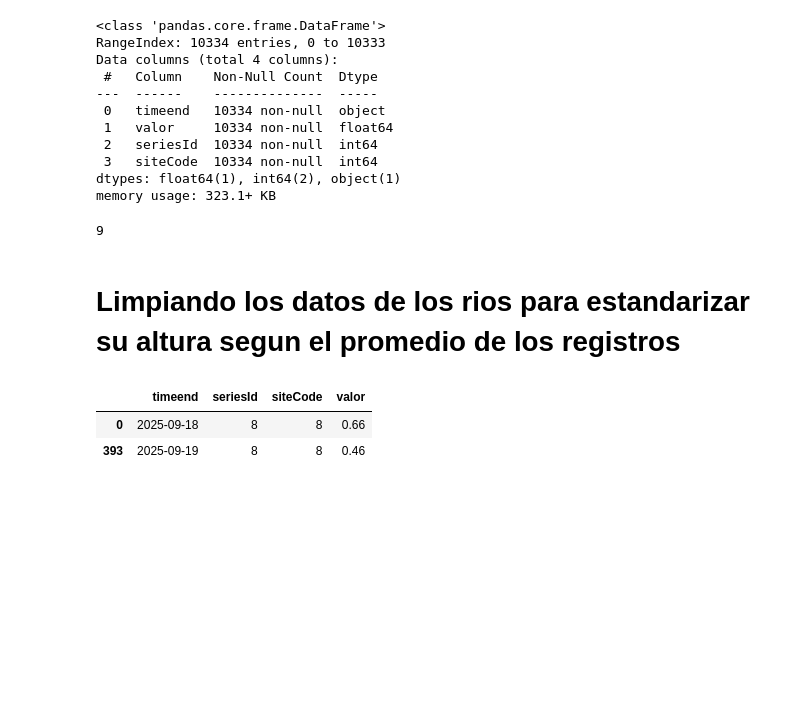
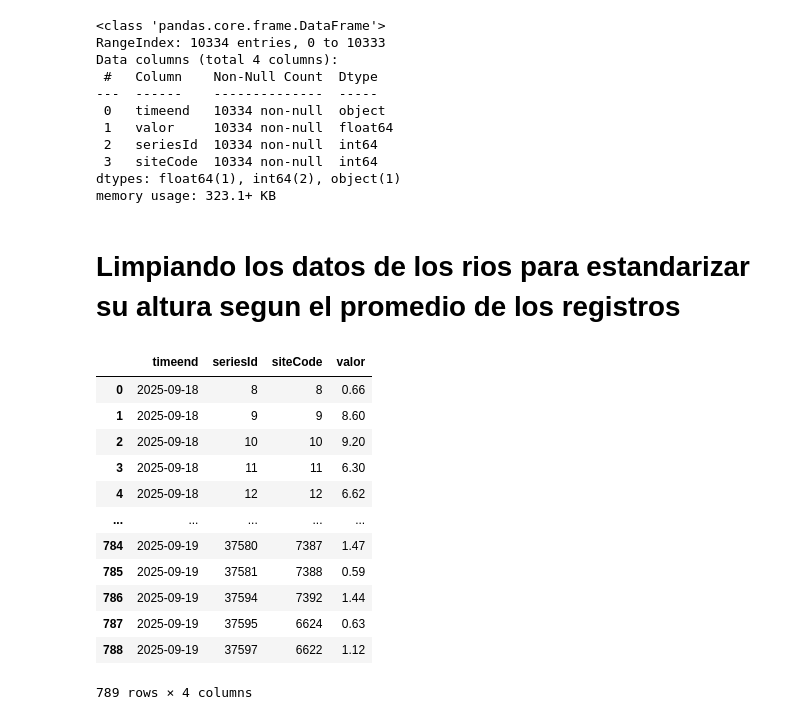
Before and after one commit to NicoBatti/sirena_batti_pruebas, a Jupyter notebook: crear_csv.ipynb, the cells around one changed output. Drawn from its saved outputs; the diff is of its cells as text; code cells hidden in the pictures; blank space fills up the shorter version.

```diff
--- a/crear_csv.ipynb
+++ b/crear_csv.ipynb
@@ -101,55 +85,27 @@ Data columns (total 4 columns):
  3   siteCode  10334 non-null  int64
 dtypes: float64(1), int64(2), object(1)
 memory usage: 323.1+ KB
-# %%
-print(df.iloc[3]["siteCode"])
-# %% [output]
-9
 # %% [markdown]
 # Limpiando los datos de los rios para estandarizar su altura segun el promedio de los registros
-# %%
-datos = {"timeend": [],
-        "valor": [],
-        "seriesId":	[],
-        "siteCode": []}
-i = 0
-while i < (len(df)):
-    elemento = df.iloc[i]
-    elemento_anterior = df.iloc[i - 1]
-    time = elemento.timeend
-    series = elemento.seriesId
-    site = elemento.siteCode
-    values = []
-    if (series != elemento_anterior.seriesId and site != elemento_anterior.siteCode) or i == 0 or time != elemento_anterior.timeend:
-        #Si el id del rio es el primero de ese rio o son registros de otra fecha...
-        for indice, iscopia in df.iloc[i:].iterrows():
-            if iscopia['seriesId'] == series and iscopia['siteCode'] == site and iscopia['timeend'] == time:
-                values.append(iscopia["valor"])
-            else:
-                break
-        new_value = sum(values) / len(values)
-        numero_cortado_str = str(new_value)[:4]
-        new_value = float(numero_cortado_str)
-        fecha = elemento["timeend"]
-        datos["timeend"].append(fecha)
-        datos["valor"].append(new_value)
-        datos["seriesId"].append(series)
-        datos["siteCode"].append(site)
-        i = i + len(values)
-df = pd.DataFrame(datos)
-df.to_csv('alturas_rios_limpio.csv', index=False)
 # %%
 df_limpio = df.groupby(["timeend", "seriesId", "siteCode"])["valor"].mean().reset_index()
-for indice, elemento in df_limpio.iterrows():
-    valor = elemento["valor"]
-    numero_cortado_str = str(valor[:4])
-    elemento["valor"] = valor
-condicion = df_limpio['seriesId'] == 8
-df_limpio[condicion]
+
+df_limpio['valor'] = df_limpio['valor'].round(2)
+df_limpio
 # %% [output]
 |  | timeend | seriesId | siteCode | valor |
 | 0 | 2025-09-18 | 8 | 8 | 0.66 |
-| 393 | 2025-09-19 | 8 | 8 | 0.46 |
+| 1 | 2025-09-18 | 9 | 9 | 8.60 |
+| 2 | 2025-09-18 | 10 | 10 | 9.20 |
+| 3 | 2025-09-18 | 11 | 11 | 6.30 |
+| 4 | 2025-09-18 | 12 | 12 | 6.62 |
+| ... | ... | ... | ... | ... |
+| 784 | 2025-09-19 | 37580 | 7387 | 1.47 |
+| 785 | 2025-09-19 | 37581 | 7388 | 0.59 |
+| 786 | 2025-09-19 | 37594 | 7392 | 1.44 |
+| 787 | 2025-09-19 | 37595 | 6624 | 0.63 |
+| 788 | 2025-09-19 | 37597 | 6622 | 1.12 |
+789 rows × 4 columns
 # %%
 df_limpio = df_limpio.sort_values(by='seriesId')
 df_limpio
```
Also changed, not shown: parts of 8 cells of this notebook, 2 other files.
